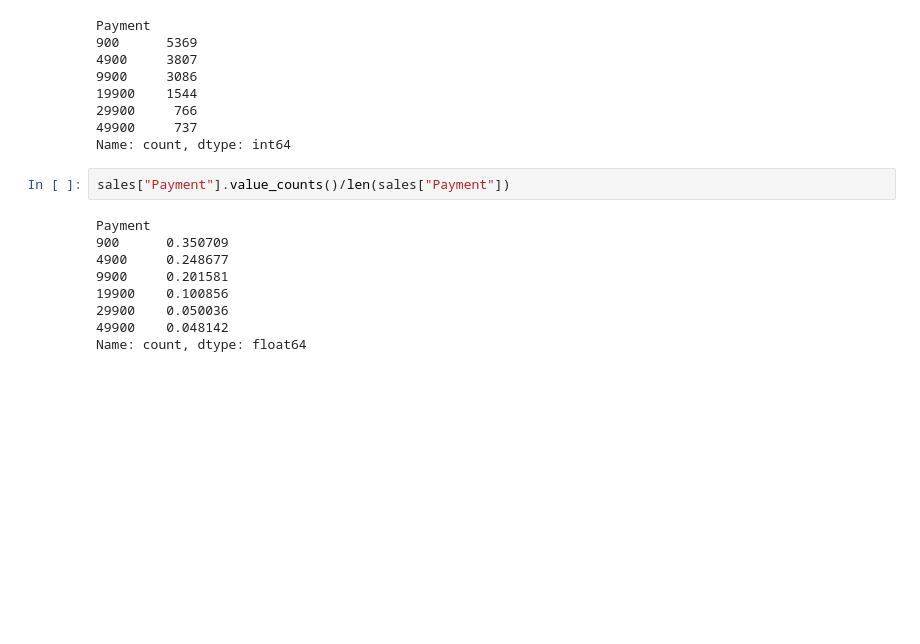
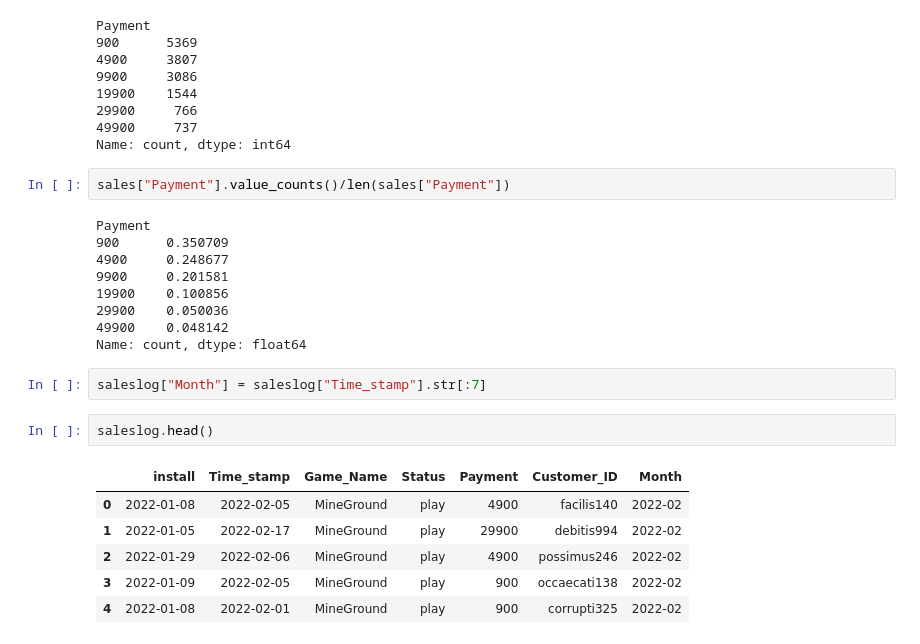
Before and after one commit to leejaesang6098/aiffel_study, a Jupyter notebook: 0822_node/game_data.ipynb, the cells around one changed output. Saved outputs shown, nothing was run; the diff lists cells and outputs as text; blank space fills up the shorter version.

```diff
--- a/0822_node/game_data.ipynb
+++ b/0822_node/game_data.ipynb
@@ -95,3 +95,14 @@ Payment
 29900    0.050036
 49900    0.048142
 Name: count, dtype: float64
+# %%
+saleslog["Month"] = saleslog["Time_stamp"].str[:7]
+# %%
+saleslog.head()
+# %% [output]
+|  | install | Time_stamp | Game_Name | Status | Payment | Customer_ID | Month |
+| 0 | 2022-01-08 | 2022-02-05 | MineGround | play | 4900 | facilis140 | 2022-02 |
+| 1 | 2022-01-05 | 2022-02-17 | MineGround | play | 29900 | debitis994 | 2022-02 |
+| 2 | 2022-01-29 | 2022-02-06 | MineGround | play | 4900 | possimus246 | 2022-02 |
+| 3 | 2022-01-09 | 2022-02-05 | MineGround | play | 900 | occaecati138 | 2022-02 |
+| 4 | 2022-01-08 | 2022-02-01 | MineGround | play | 900 | corrupti325 | 2022-02 |
```
Also changed, not shown: parts of 4 cells of this notebook.
